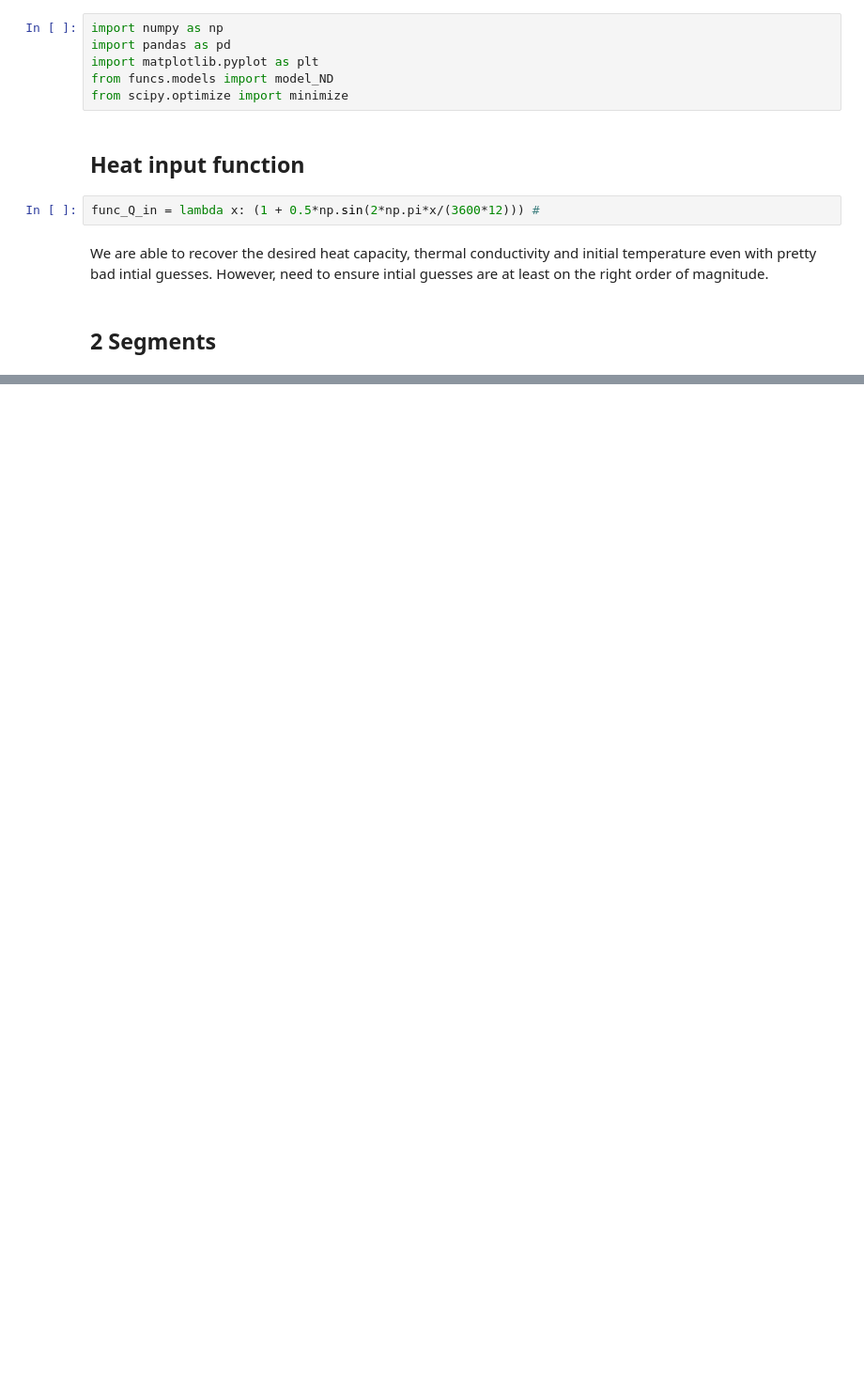
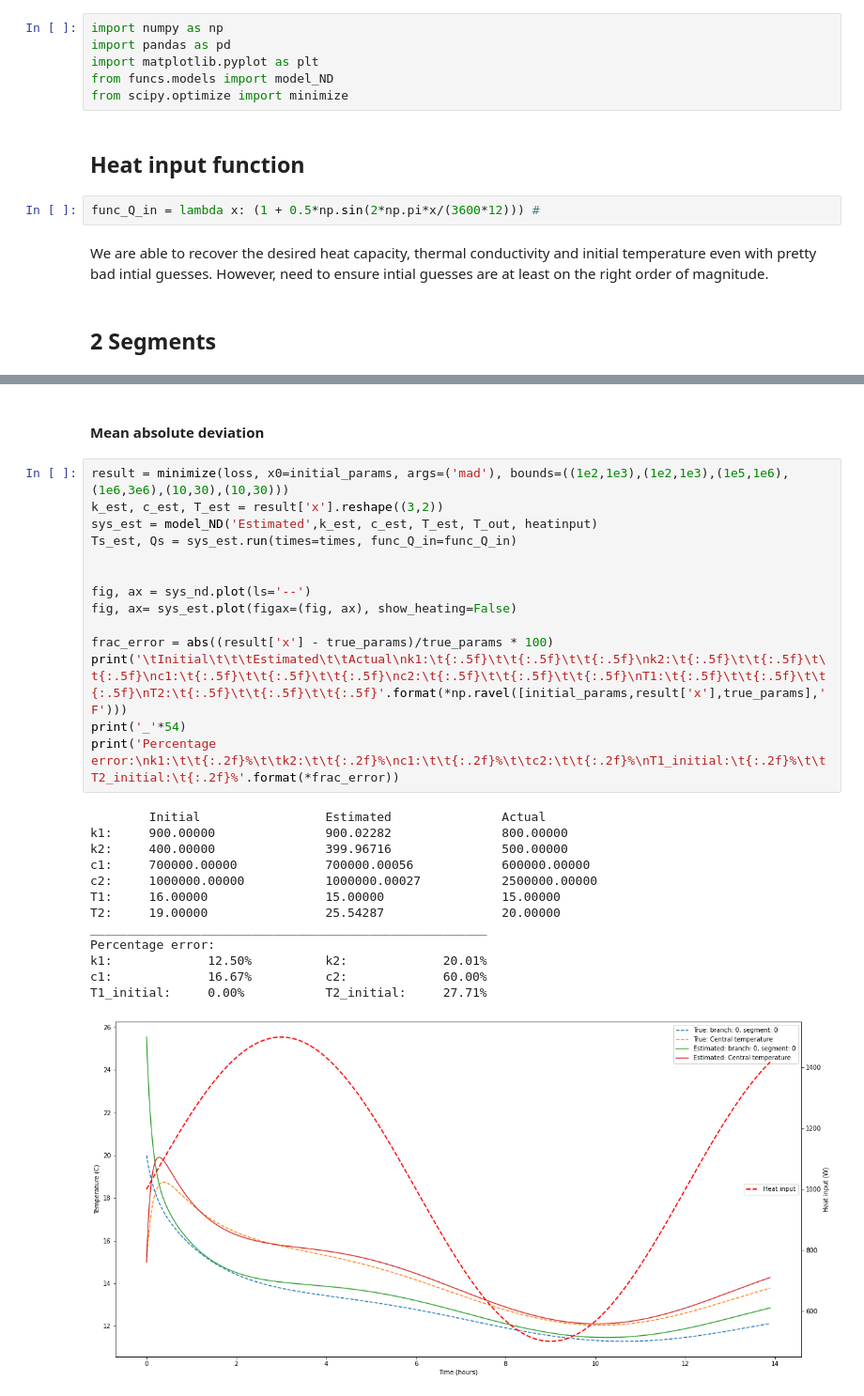
Before and after one commit to harry-rendell/building_simulation, a Jupyter notebook: param_estimation.ipynb, the cells around one changed output, grey strips where cells are left out. Shown at 94% size. Cells and saved outputs as stored; diff of their text form; blank space fills up the shorter version.

```diff
--- a/param_estimation.ipynb
+++ b/param_estimation.ipynb
@@ -112,0 +126,30 @@ array([ 5.66244125e-07,  2.39908695e-06, -1.62422657e-06, -8.19563866e-07,
+# %% [markdown]
+#### Mean absolute deviation
+# %%
+result = minimize(loss, x0=initial_params, args=('mad'), bounds=((1e2,1e3),(1e2,1e3),(1e5,1e6),(1e6,3e6),(10,30),(10,30)))
+k_est, c_est, T_est = result['x'].reshape((3,2))
+sys_est = model_ND('Estimated',k_est, c_est, T_est, T_out, heatinput)
+Ts_est, Qs = sys_est.run(times=times, func_Q_in=func_Q_in)
+
+
+fig, ax = sys_nd.plot(ls='--')
+fig, ax= sys_est.plot(figax=(fig, ax), show_heating=False)
+
+frac_error = abs((result['x'] - true_params)/true_params * 100)
+print('\tInitial\t\t\tEstimated\t\tActual\nk1:\t{:.5f}\t\t{:.5f}\t\t{:.5f}\nk2:\t{:.5f}\t\t{:.5f}\t\t{:.5f}\nc1:\t{:.5f}\t\t{:.5f}\t\t{:.5f}\nc2:\t{:.5f}\t\t{:.5f}\t\t{:.5f}\nT1:\t{:.5f}\t\t{:.5f}\t\t{:.5f}\nT2:\t{:.5f}\t\t{:.5f}\t\t{:.5f}'.format(*np.ravel([initial_params,result['x'],true_params],'F')))
+print('_'*54)
+print('Percentage error:\nk1:\t\t{:.2f}%\t\tk2:\t\t{:.2f}%\nc1:\t\t{:.2f}%\t\tc2:\t\t{:.2f}%\nT1_initial:\t{:.2f}%\t\tT2_initial:\t{:.2f}%'.format(*frac_error))
+# %% [output]
+        Initial                 Estimated               Actual
+k1:     900.00000               900.02282               800.00000
+k2:     400.00000               399.96716               500.00000
+c1:     700000.00000            700000.00056            600000.00000
+c2:     1000000.00000           1000000.00027           2500000.00000
+T1:     16.00000                15.00000                15.00000
+T2:     19.00000                25.54287                20.00000
+______________________________________________________
+Percentage error:
+k1:             12.50%          k2:             20.01%
+c1:             16.67%          c2:             60.00%
+T1_initial:     0.00%           T2_initial:     27.71%
+[figure, added]
```
Also changed, not shown: parts of 18 cells of this notebook.
